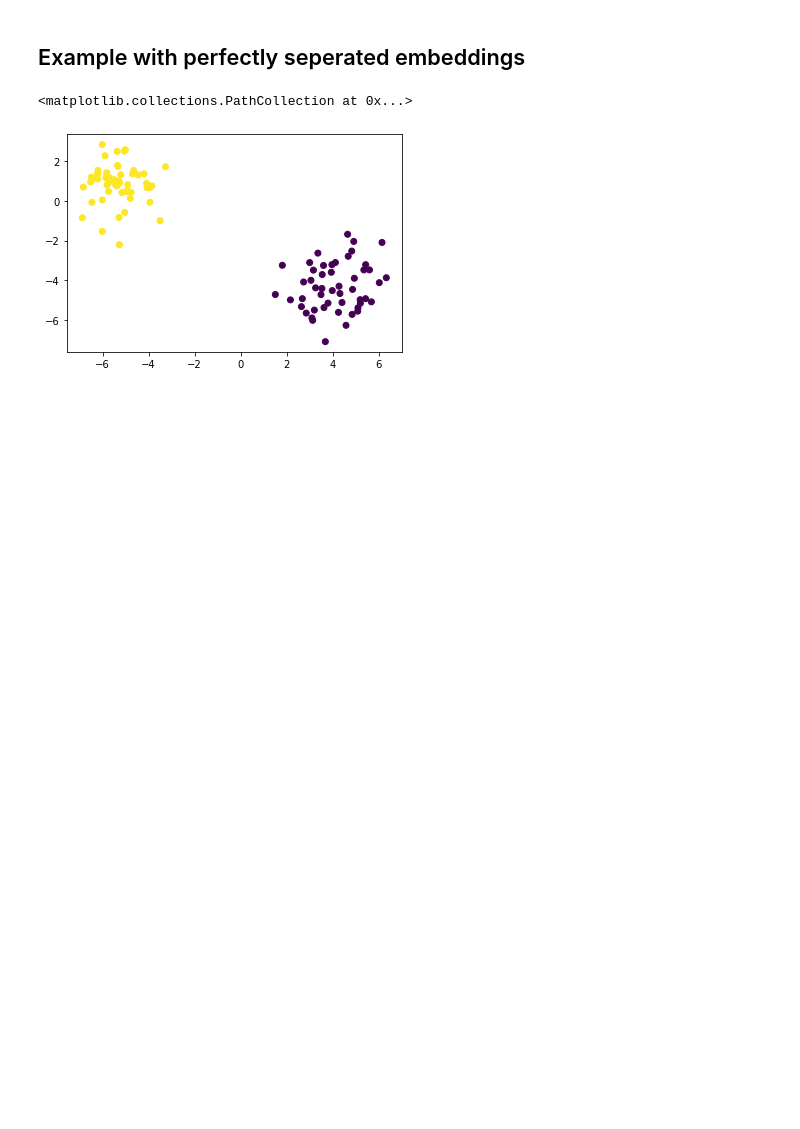
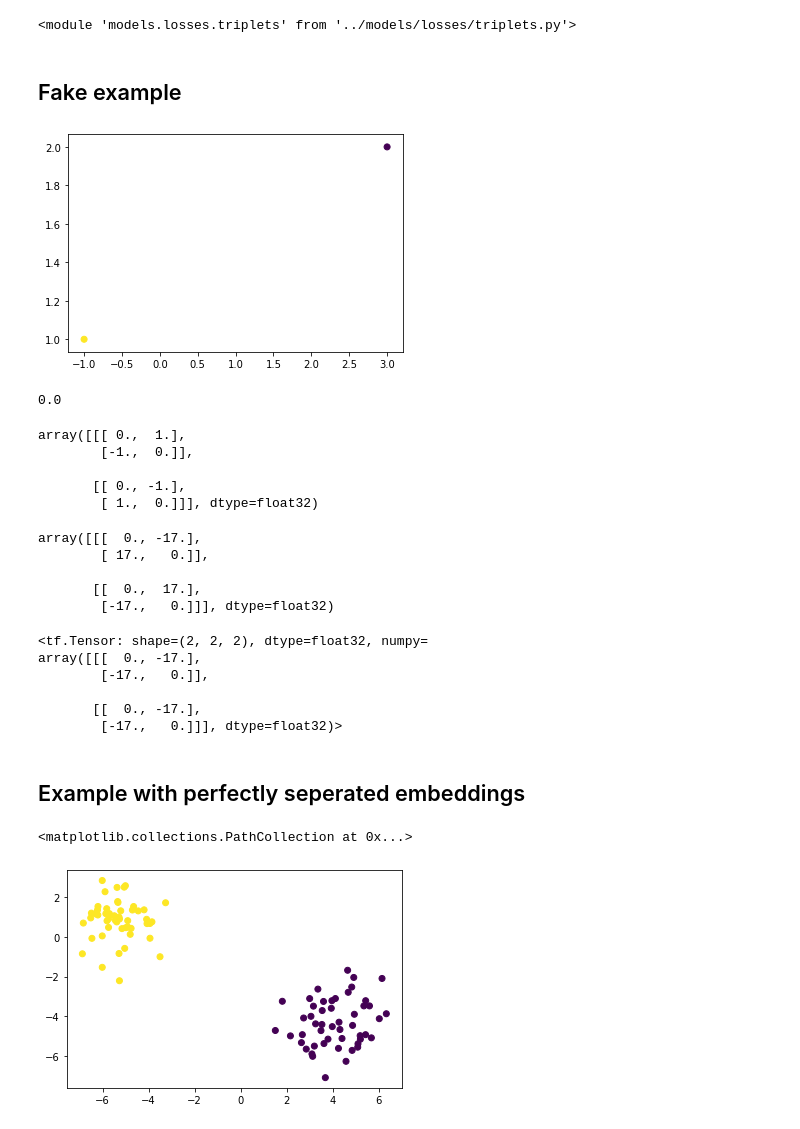
Before and after one commit to verrannt/invrep, a Jupyter notebook: src/notebooks/TripletLoss.ipynb, the cells around one changed output. Drawn from its saved outputs; the diff is of its cells as text; code cells hidden in the pictures; blank space fills up the shorter version.

Commit message:
test loss on fake data

```diff
--- a/src/notebooks/TripletLoss.ipynb
+++ b/src/notebooks/TripletLoss.ipynb
@@ -65,0 +17,4 @@ def batch_all_triplet_loss(labels, embeddings, margin=1.0):
+# %%
+importlib.reload(triplets)
+# %% [output]
+<module 'models.losses.triplets' from '../models/losses/triplets.py'>
@@ -66,3 +24,45 @@ def batch_all_triplet_loss(labels, embeddings, margin=1.0):
+# %% [markdown]
+## Fake example
+# %%
+X = [[-1,1],[3,2]]
+y = [1,0]
+X = tf.convert_to_tensor(X, dtype=tf.float32)
+y = tf.convert_to_tensor(y, dtype=tf.float32)
+plt.scatter(X[:,0], X[:,1], c=y);plt.show()mater
+# %% [output]
+[figure, added]
+# %%
+loss(y,X).numpy()
+# %% [output]
+0.0
+# %%
+rt = loss._get_Rt(y).numpy()
+rt
+# %% [output]
+array([[[ 0.,  1.],
+        [-1.,  0.]],
+
+       [[ 0., -1.],
+        [ 1.,  0.]]], dtype=float32)
+# %%
+l = loss._get_distance_tensor(X).numpy()
+l
+# %% [output]
+array([[[  0., -17.],
+        [ 17.,   0.]],
+
+       [[  0.,  17.],
+        [-17.,   0.]]], dtype=float32)
+# %%
+l = tf.multiply(rt, l)
+l
+# %% [output]
+<tf.Tensor: shape=(2, 2, 2), dtype=float32, numpy=
+array([[[  0., -17.],
+        [-17.,   0.]],
+
+       [[  0., -17.],
+        [-17.,   0.]]], dtype=float32)>
 # %% [markdown]
 ## Example with perfectly seperated embeddings
 # %%
```
Also changed, not shown: parts of 7 cells of this notebook.
